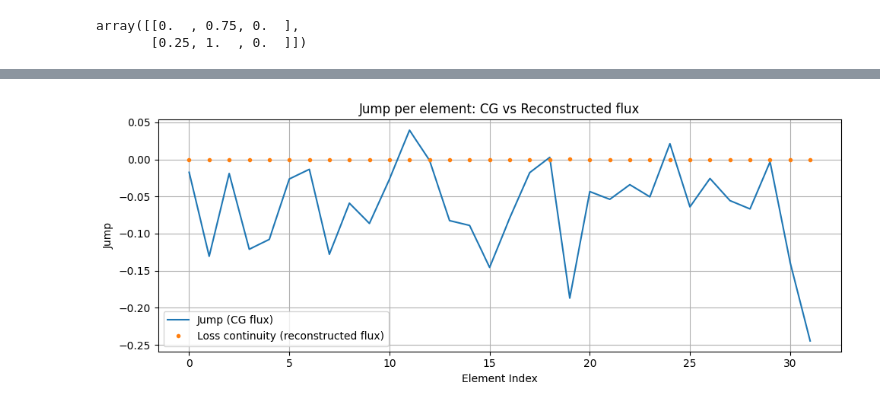
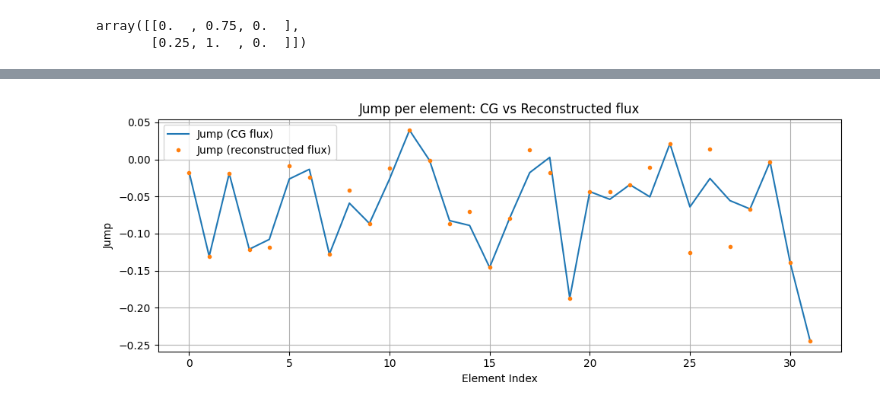
Before and after one commit to harryyudha7/phd_research, a Jupyter notebook: lcg_cpinn_v2_global_loss_1_optim_few_subdomains.ipynb, the cells around one changed output, grey strips where cells are left out. Cells and saved outputs as stored; diff of their text form; code cells hidden in the pictures.

```diff
--- a/lcg_cpinn_v2_global_loss_1_optim_few_subdomains.ipynb
+++ b/lcg_cpinn_v2_global_loss_1_optim_few_subdomains.ipynb
@@ -17,7 +17,7 @@ from mpi4py import MPI
 # ---------------------------------------------------------------------
 # 1. Mesh and tags (same mesh as reference)
 # ---------------------------------------------------------------------
-ref = 2
+ref = 6
 filename = f"regular_mesh_{ref}.msh"
 msh, cell_markers, facet_markers = gmshio.read_from_msh(filename, MPI.COMM_WORLD, 0, gdim=2)[0:3]
 
@@ -921,0 +875,2 @@ loss_cont_avg_arr = []
+# %%
+subdomain_vertices_coord = [[omega_geometry[j] for j in subdomain_vertices[i]] for i in range(num_subdomains)]
@@ -1100,7 +1464,7 @@ for local_cell_idx, cell_verts in enumerate(tqdm(local_cell_vertices)):
     # cell_verts are global vertex indices
     coords = omega_geometry[cell_verts]  # shape (3,2)
     coords_t = torch.tensor(coords, dtype=torch.float32, device=device)
-    sd = cell_to_subdomain(local_cell_idx)
+    sd = cell_subdomain[local_cell_idx][0]
     net_sd = nets[sd]
     centroid = np.mean(coords, axis=0).reshape(1,-1)
     centroid_t = torch.tensor(centroid, dtype=torch.float32, device=device).squeeze()
@@ -1475,7 +1674,7 @@ for cell in range(num_cells):
     cell_verts = ctv.links(cell)
     coords_K = omega_geometry[cell_verts]
 
-    sd = cell_to_subdomain(cell)
+    sd = cell_subdomain[cell][0]
 
     # --- geometric data for this cell ---
     centroid = np.mean(coords_K, axis=0).reshape(1, -1)
@@ -1522,7 +1721,7 @@ for cell in range(num_cells):
             if local_mesh.topology.connectivity(fdim_loc, 0) is None:
                 local_mesh.topology.create_connectivity(fdim_loc, 0)
 
-            sd_side = cell_to_subdomain(cell_side)
+            sd_side = cell_subdomain[cell_side][0]
             net_sd = nets[sd_side]
 
             P_loc = fem.functionspace(local_mesh, ("CG", order))
@@ -1606,32 +1805,32 @@ for cell in range(num_cells):
 # %%
 
 jump_indices_plot = np.array(jump_indices, dtype=int)
 jump_CG_plot = np.array(jump_CG, dtype=float)
 jump_rec_plot = np.array(jump_rec, dtype=float)
 loss_continuity_plot = np.array([cc.detach() for cc in loss_continuity_sd])
 
 # plot
 plt.figure(figsize=(10,4))
 plt.plot(jump_indices_plot, jump_CG_plot, label="Jump (CG flux)")
-# plt.plot(jump_indices_plot, jump_rec_plot, ".", label="Jump (reconstructed flux)")
-plt.plot(jump_indices_plot, loss_continuity_plot, ".", label="Loss continuity (reconstructed flux)")
+plt.plot(jump_indices_plot, jump_rec_plot, ".", label="Jump (reconstructed flux)")
+# plt.plot(jump_indices_plot, loss_continuity_plot, ".", label="Loss continuity (reconstructed flux)")
 plt.xlabel("Element Index")
 plt.ylabel("Jump")
 plt.title("Jump per element: CG vs Reconstructed flux")
 plt.legend()
 plt.grid(True)
 plt.tight_layout()
 # out_path = "/mnt/data/lce_plot.png"
 # plt.savefig(out_path)
 plt.show()
 
 # print stats & produce dataframe
 # def stats(arr):
 #     return {"min": float(arr.min()), "max": float(arr.max()), "L1_mean_abs": float(np.mean(np.abs(arr))), "L2_rms": float(np.sqrt(np.mean(arr**2)))}
 # print("CG LCE stats:", stats(LCE_CG_plot))
 # print("Reconstructed LCE stats:", stats(LCE_rec_plot))
 # %% [output]
-[figure, old version]
+[figure, new version]
 # %%
 # plot
 plt.figure(figsize=(10,4))
```
Also changed, not shown: parts of 15 cells of this notebook, 10 other files.
